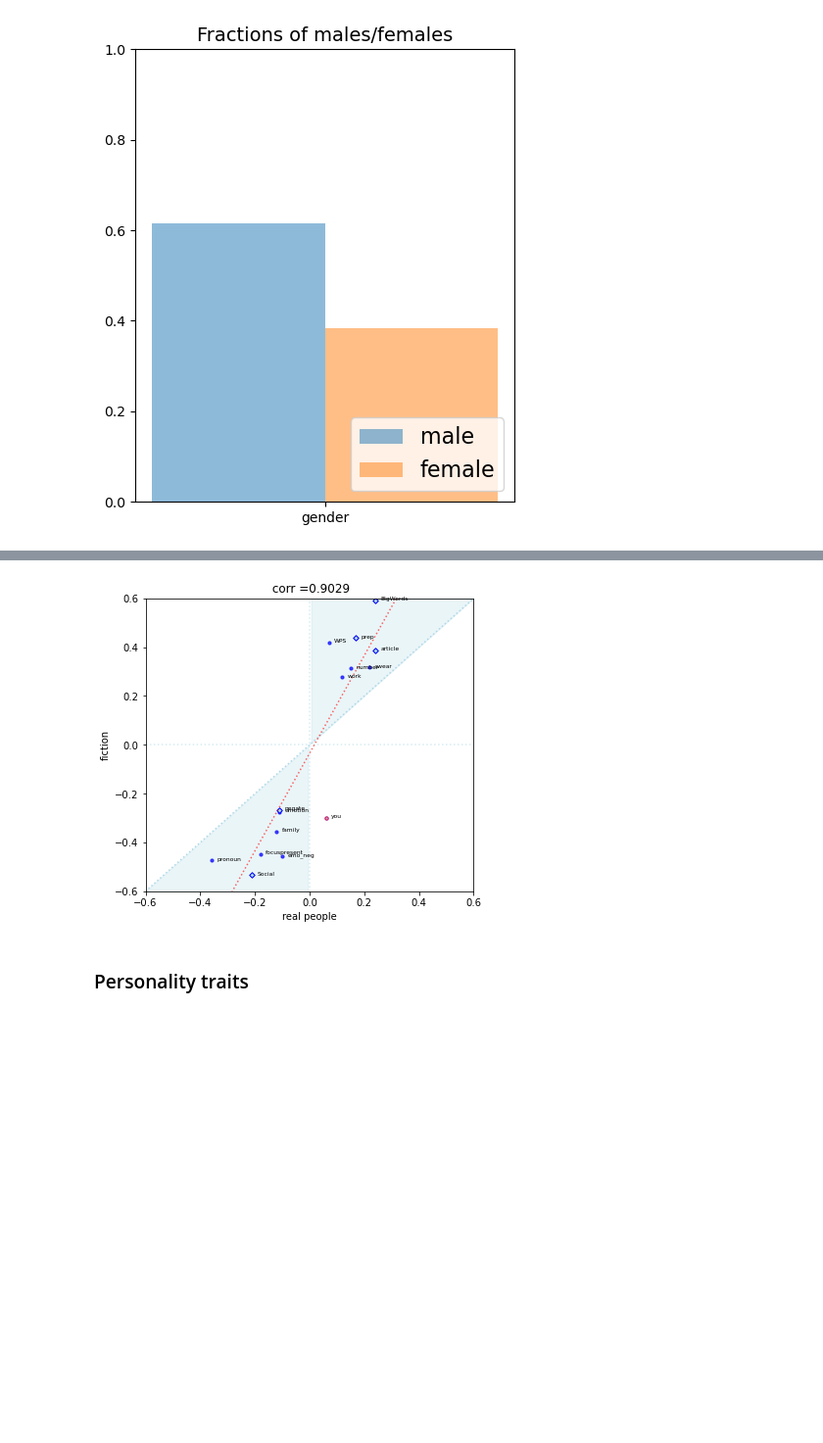
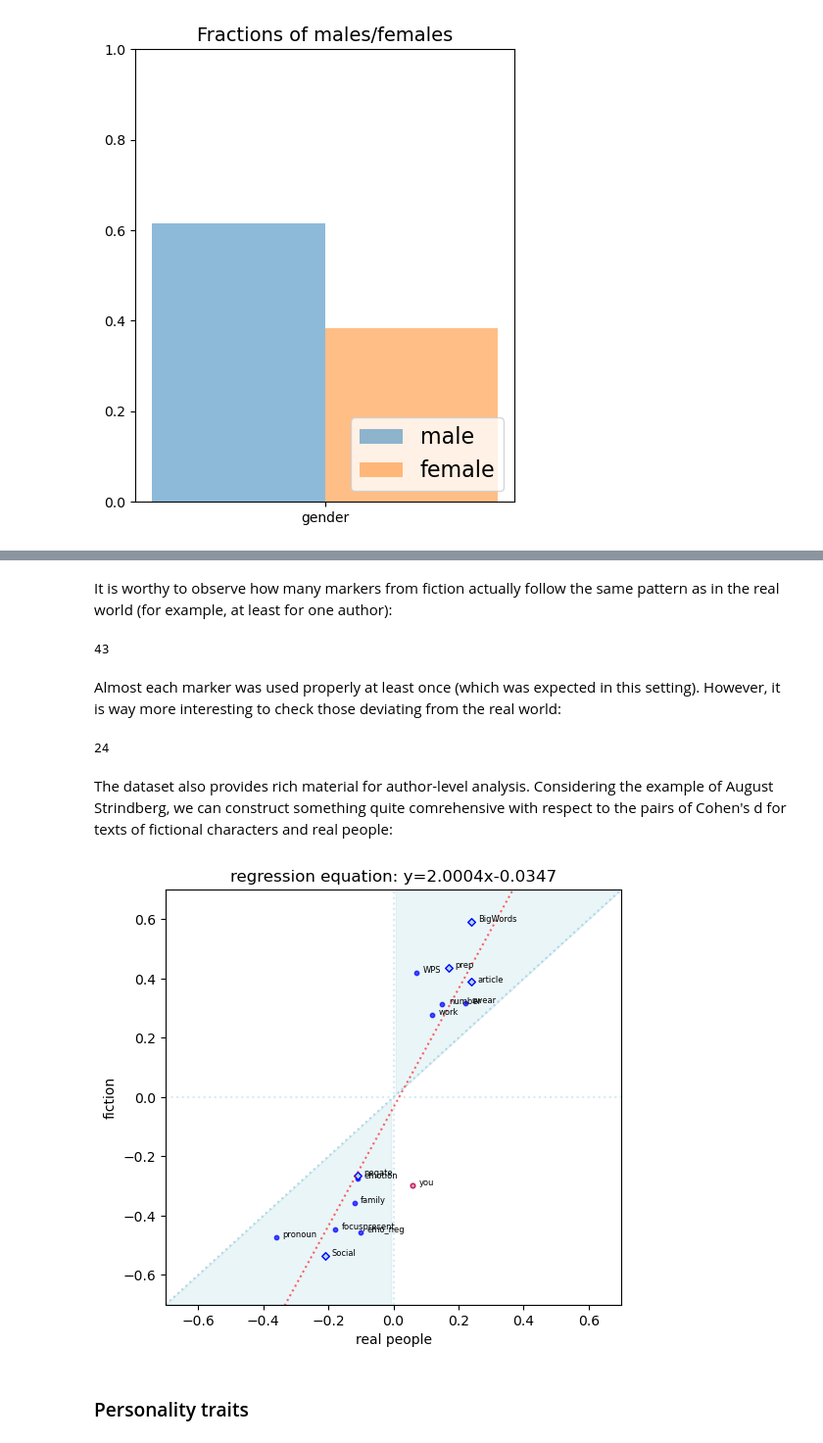
Before and after one commit to estiei/Big-Five-Backstage, a Jupyter notebook: demo.ipynb, the cells around one changed output, grey strips where cells are left out. Shown at 98% size. Saved outputs shown, nothing was run; the diff lists cells and outputs as text; code cells hidden in the pictures; blank space fills up the shorter version.

```diff
--- a/demo.ipynb
+++ b/demo.ipynb
@@ -118,3 +92,23 @@ Mark most frequent linguistic markers among different authors showing statictica
+# %% [markdown]
+It is worthy to observe how many markers from fiction actually follow the same pattern as in the real world (for example, at least for one author):
+# %%
+markers_pos = []
+[markers_pos.extend(list(marker.keys())) for marker in [d_sign[author] for author in d_sign]]
+
+print(len(set(markers_pos)))
+# %% [output]
+43
+# %% [markdown]
+Almost each marker was used properly at least once (which was expected in this setting). However, it is way more interesting to check those deviating from the real world:
+# %%
+markers_rev = []
+[markers_rev.extend(list(marker.keys())) for marker in [d_sign_reversed_markers[author] for author in d_sign_reversed_markers]]
+
+print(len(set(markers_rev)))
+# %% [output]
+24
+# %% [markdown]
+The dataset also provides rich material for author-level analysis. Considering the example of August Strindberg, we can construct something quite comrehensive with respect to the pairs of Cohen's d for texts of fictional characters and real people:
 # %%
 markers_sign = ['negate', 'article', 'prep', 'BigWords', 'cogproc', 'Social'] # these 6 markers are statistically significant for the whole dataset
 author = 'STRINDBERG' # author example
@@ -136,34 +130,34 @@ plt.xlabel('real people')
 plt.ylabel('fiction')
 
 # color dots, add text
 for marker,point in zip(names,zip(b_line, data)):
   if point[0] * point[1] < 0:
     plt.scatter([point[0]], [point[1]], c='pink', alpha=0.7, marker='o', label='Data Points', edgecolor='red', s=10)
   if marker in markers_sign:
     plt.scatter([point[0]], [point[1]], c='lightblue', marker='D', label='Data Points', edgecolor='blue', s=15)
 
   # add text
   plt.text(point[0] + 0.02, point[1], marker, fontsize=6)
 
 
 plt.xlim(-xlim, xlim)  # Set x-axis limits
 plt.ylim(-xlim, xlim)  # Set y-axis limits
 
 plt.axhline(color='lightblue', linestyle='dotted', alpha=0.5)
 plt.axvline(color='lightblue', linestyle='dotted', alpha=0.5)
 
 plt.plot([-xlim, xlim], [-xlim, xlim], color='lightblue', linestyle='dotted', label='Diagonal Line (y=x)')
 
 # plot a correlation line
 slope, intercept = np.polyfit(b_line, data, 1)
 x = np.linspace(-xlim, xlim, 100)
 y = slope * x + intercept
 plt.plot(x, y, color='r', linestyle=':', alpha=0.6)
 
-plt.title(f'regression equation: {slope}x + {intercept}, correlation value: {round(correlation_for_authors[author], 4)}')
+plt.title(f'regression equation: y={round(slope, 4)}x{round(intercept, 4)}')
 
 plt.show()
 # %% [output]
-[figure, old version]
+[figure, new version]
 # %% [markdown]
 ### Personality traits
```
Also changed, not shown: parts of 21 cells of this notebook.
